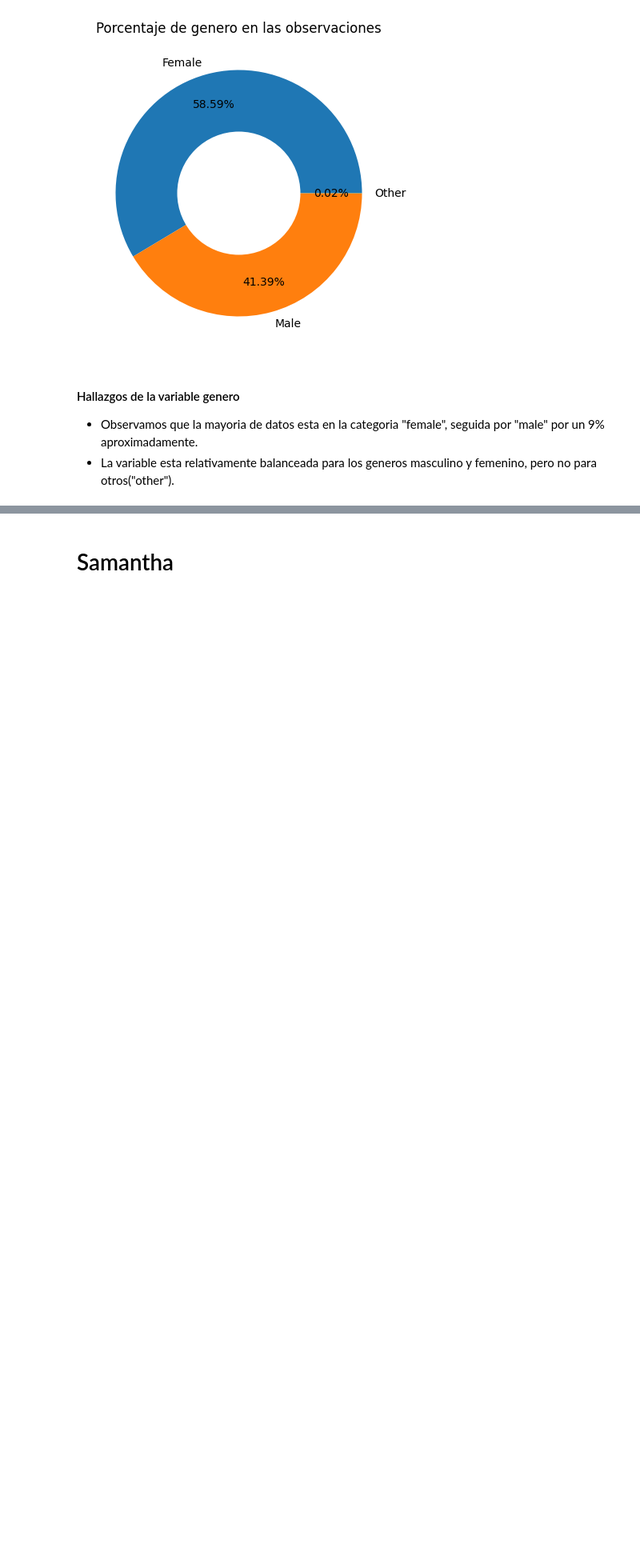
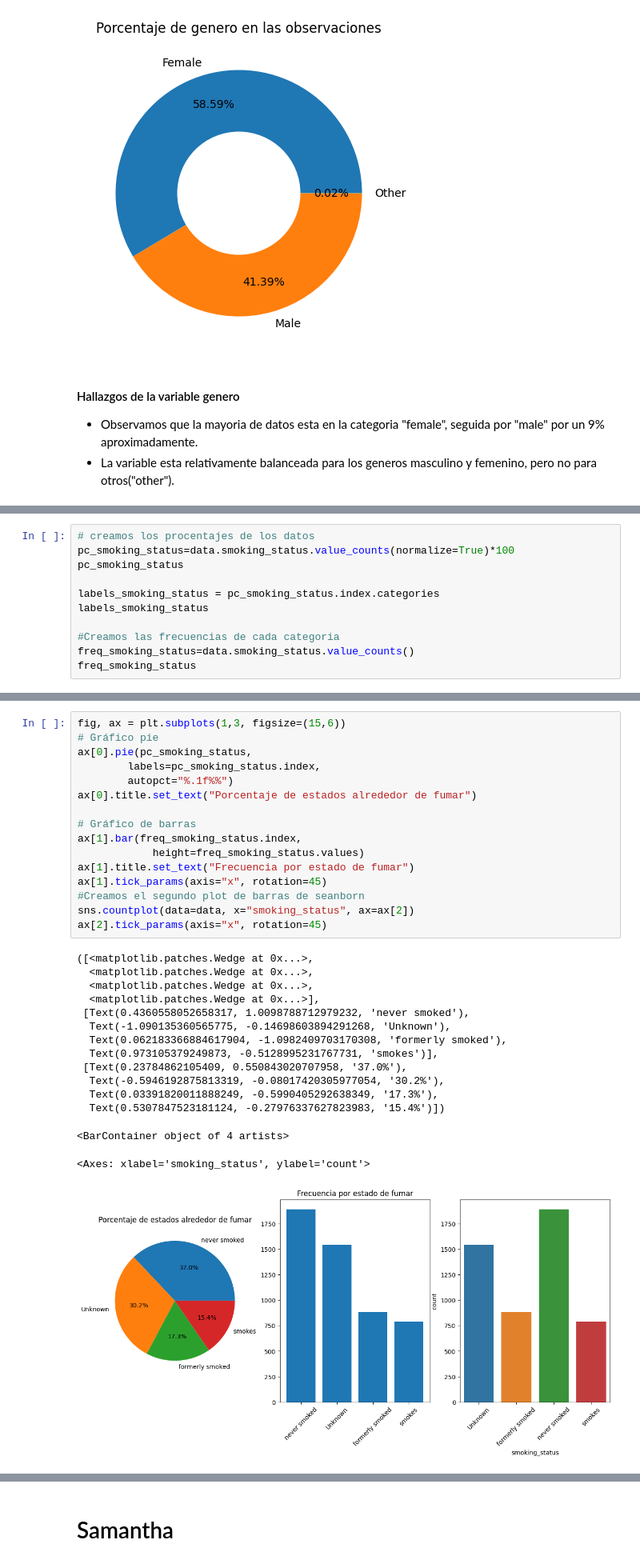
Before and after one commit to SamQuintero/PAD, a Jupyter notebook: analisis.ipynb, the cells around one changed output, grey strips where cells are left out. Shown at 80% size. Drawn from its saved outputs; the diff is of its cells as text; blank space fills up the shorter version.

Commit message:
Smoking status and age analisis

```diff
--- a/analisis.ipynb
+++ b/analisis.ipynb
@@ -353,0 +361,11 @@ Text(0.5, 1.0, 'Porcentaje de genero en las observaciones')
+# %%
+# creamos los procentajes de los datos
+pc_smoking_status=data.smoking_status.value_counts(normalize=True)*100
+pc_smoking_status
+
+labels_smoking_status = pc_smoking_status.index.categories
+labels_smoking_status
+
+#Creamos las frecuencias de cada categoria
+freq_smoking_status=data.smoking_status.value_counts()
+freq_smoking_status
@@ -353,0 +386,32 @@ Text(0.5, 1.0, 'Porcentaje de genero en las observaciones')
+# %%
+fig, ax = plt.subplots(1,3, figsize=(15,6))
+# Gráfico pie
+ax[0].pie(pc_smoking_status,
+        labels=pc_smoking_status.index,
+        autopct="%.1f%%")
+ax[0].title.set_text("Porcentaje de estados alrededor de fumar")
+
+# Gráfico de barras
+ax[1].bar(freq_smoking_status.index,
+            height=freq_smoking_status.values)
+ax[1].title.set_text("Frecuencia por estado de fumar")
+ax[1].tick_params(axis="x", rotation=45)
+#Creamos el segundo plot de barras de seanborn
+sns.countplot(data=data, x="smoking_status", ax=ax[2])
+ax[2].tick_params(axis="x", rotation=45)
+# %% [output]
+([<matplotlib.patches.Wedge at 0x...>,
+  <matplotlib.patches.Wedge at 0x...>,
+  <matplotlib.patches.Wedge at 0x...>,
+  <matplotlib.patches.Wedge at 0x...>],
+ [Text(0.4360558052658317, 1.0098788712979232, 'never smoked'),
+  Text(-1.090135360565775, -0.14698603894291268, 'Unknown'),
+  Text(0.062183366884617904, -1.0982409703170308, 'formerly smoked'),
+  Text(0.973105379249873, -0.5128995231767731, 'smokes')],
+ [Text(0.23784862105409, 0.550843020707958, '37.0%'),
+  Text(-0.5946192875813319, -0.08017420305977054, '30.2%'),
+  Text(0.03391820011888249, -0.5990405292638349, '17.3%'),
+  Text(0.5307847523181124, -0.27976337627823983, '15.4%')])
+<BarContainer object of 4 artists>
+<Axes: xlabel='smoking_status', ylabel='count'>
+[figure, added]
```
Also changed, not shown: parts of 12 cells of this notebook.
